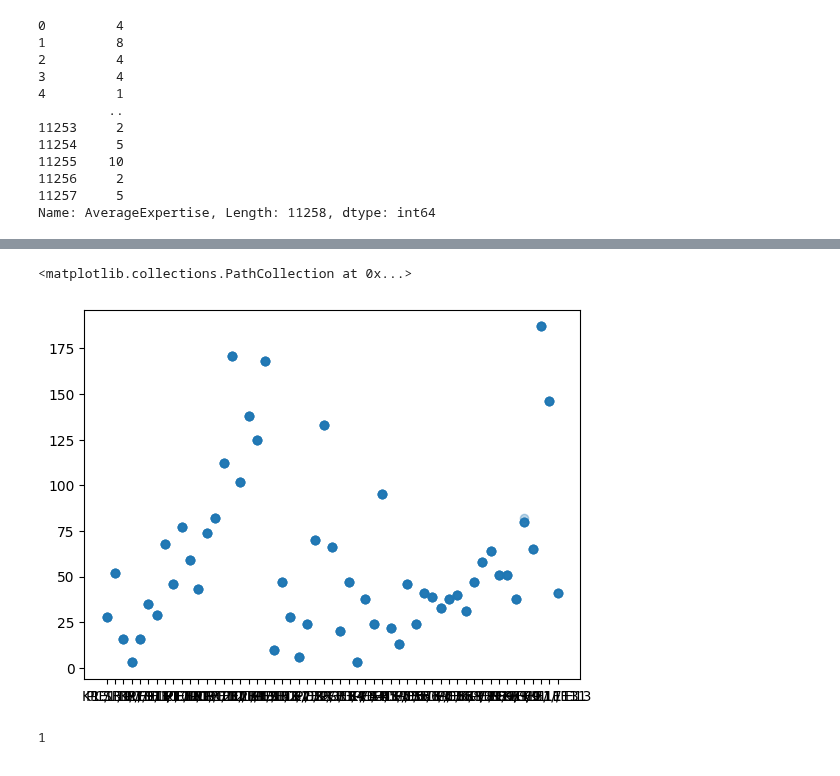
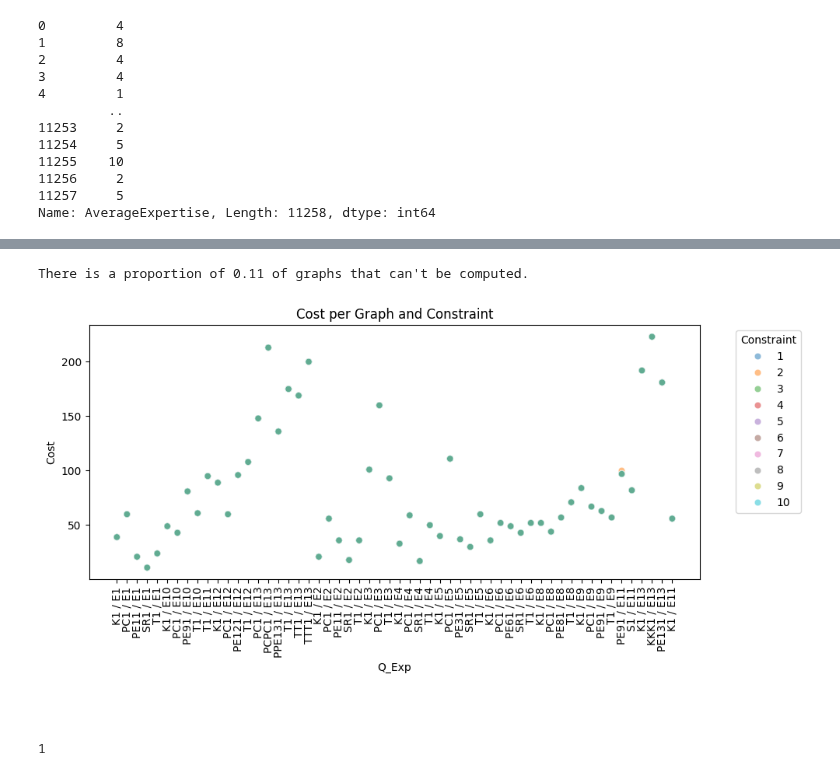
Before and after one commit to ManRev/cost_liquid_democracy, a Jupyter notebook: costly_democracy.ipynb, the cells around one changed output, grey strips where cells are left out. Cells and saved outputs as stored; diff of their text form; code cells hidden in the pictures.

```diff
--- a/costly_democracy.ipynb
+++ b/costly_democracy.ipynb
@@ -415,5 +422,5 @@ df.head()
 # %%
-df['AverageExpertise'] = df['AverageExpertise'].apply(lambda x: int(10-round(x, 1)*10))
+df['AverageExpertise'] = df['AverageExpertise'].apply(lambda x: 1 + int(10-round(x, 1)*10)) # to trun expertise into a cost between 0 and 10. An expertise of 1 is turned to a voting cost of 0.
 # %%
 df['AverageExpertise']
 # %% [output]
@@ -448,14 +456,21 @@ run_for_connected_components(graph, voting_cost, [1]*len(graph), 10)
 # %%
-grouped = df.groupby(['ExpNum', 'CodeExclu']).first().CodeQuestion
+grouped = df.groupby(['ExpNum', 'CodeExclu']).first().CodeQuestion.reset_index()
 data_outcome = []
+count_issues = []
 for s in range(1,11):
-    print(s)
-    for ind, row in grouped.reset_index()[['ExpNum', 'CodeQuestion']].iterrows():
+    print(f"With max lenght constraint of {s}")
+    for ind, row in grouped[['ExpNum', 'CodeQuestion']].iterrows():
         try:
+            count_issues.append(0)
             graph, voting_cost = build_graph(row.CodeQuestion, row.ExpNum)
             cost = run_for_connected_components(graph, voting_cost, [1]*len(graph), s)
             data_outcome.append([row.CodeQuestion, row.ExpNum, s, cost])
         except:
-            continue
+            print('Graph on which the code does not run:', row.CodeQuestion, row.ExpNum)
+            print('Graph: ', graph)
+            print('Voting Cost: ', voting_cost)
+            count_issues.append(1)
+            print( )
 df_output = pd.DataFrame(data_outcome, columns=['Question', 'ExpNum', 'Constraint', 'Cost'])
+sum(count_issues), len(count_issues)
 # %% [output]
@@ -509,8 +495,32 @@ Name: Cost, dtype: bool
-# %%
-plt.scatter(df_output.Q_Exp, df_output.Cost, alpha = 0.3)
-# %% [output]
-<matplotlib.collections.PathCollection at 0x...>
-[figure, removed]
+# %%
+print(f"There is a proportion of {round(sum(count_issues)/len(count_issues), 2)} of graphs that can't be computed.")
+# %% [output]
+There is a proportion of 0.11 of graphs that can't be computed.
+# %%
+df_output['Q_Exp'] = df_output['Question'].astype(str) + ' / ' + df_output['ExpNum'].astype(str) # create a column with a unique identifier per graph
+
+import seaborn as sns
+
+plt.figure(figsize=(10, 5))
+sns.scatterplot(
+    data=df_output,
+    x='Q_Exp',
+    y='Cost',
+    hue='Constraint',
+    alpha=0.5,
+    palette='tab10'
+)
+plt.xticks(rotation=90)
+plt.title("Cost per Graph and Constraint")
+plt.xlabel("Q_Exp")
+plt.ylabel("Cost")
+plt.legend(title='Constraint', bbox_to_anchor=(1.05, 1), loc='upper left')
+plt.tight_layout()
+plt.show()
+# %% [output]
+[figure, added]
+# %% [markdown]
+#
 # %%
 data_outcome = []
 for s in [1]:
```
Also changed, not shown: parts of 7 cells of this notebook.
